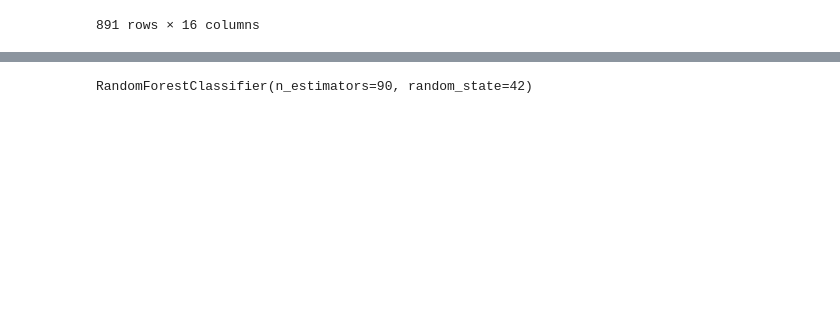
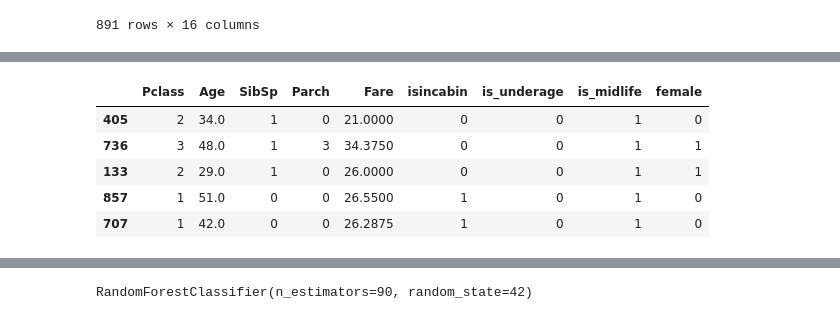
Before and after one commit to tutss/kaggle, a Jupyter notebook: competitions/titanic/baseline.ipynb, the cells around one changed output, grey strips where cells are left out. Saved outputs shown, nothing was run; the diff lists cells and outputs as text; code cells hidden in the pictures; blank space fills up the shorter version.

```diff
--- a/competitions/titanic/baseline.ipynb
+++ b/competitions/titanic/baseline.ipynb
@@ -299,5 +388,14 @@ y = train_with_sex_encode['Survived']
 # %%
 X_train, X_val, y_train, y_val = train_test_split(X, y, test_size=0.3, random_state=42, shuffle=True)
+# %%
+X_train.head()
+# %% [output]
+|  | Pclass | Age | SibSp | Parch | Fare | isincabin | is_underage | is_midlife | female |
+| 405 | 2 | 34.0 | 1 | 0 | 21.0000 | 0 | 0 | 1 | 0 |
+| 736 | 3 | 48.0 | 1 | 3 | 34.3750 | 0 | 0 | 1 | 1 |
+| 133 | 2 | 29.0 | 1 | 0 | 26.0000 | 0 | 0 | 1 | 1 |
+| 857 | 1 | 51.0 | 0 | 0 | 26.5500 | 1 | 0 | 1 | 0 |
+| 707 | 1 | 42.0 | 0 | 0 | 26.2875 | 1 | 0 | 1 | 0 |
 # %%
 models = []
 for i in range(10, 100, 10):
```
Also changed, not shown: parts of 14 cells of this notebook, 2 other files.
